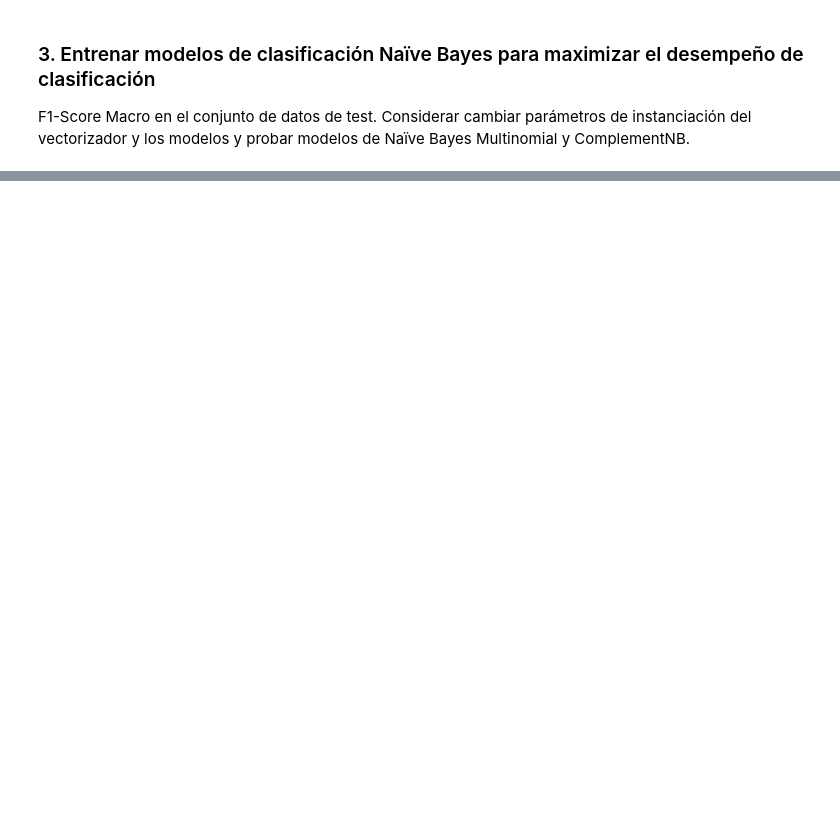
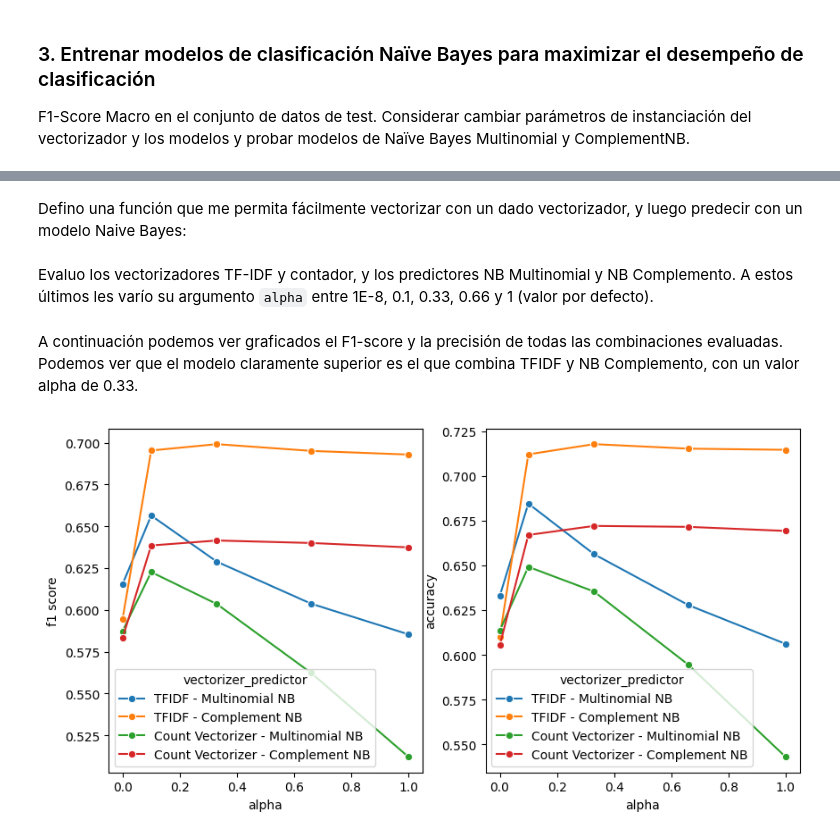
Before and after one commit to jteich99/pln1, a Jupyter notebook: Desafios/Desafio_1.ipynb, the cells around one changed output, grey strips where cells are left out. Cells and saved outputs as stored; diff of their text form; code cells hidden in the pictures; blank space fills up the shorter version.

```diff
--- a/Desafios/Desafio_1.ipynb
+++ b/Desafios/Desafio_1.ipynb
@@ -372,0 +342,2 @@ print(accuracy_score(y_test, y_pred_4))
+# %% [markdown]
+Defino una función que me permita fácilmente vectorizar con un dado vectorizador, y luego predecir con un modelo Naive Bayes:
@@ -372,0 +365,49 @@ print(accuracy_score(y_test, y_pred_4))
+# %% [markdown]
+Evaluo los vectorizadores TF-IDF y contador, y los predictores NB Multinomial y NB Complemento. A estos últimos les varío su argumento `alpha` entre 1E-8, 0.1, 0.33, 0.66 y 1 (valor por defecto).
+# %%
+vectorizers = {
+    'TFIDF': TfidfVectorizer,
+    'Count Vectorizer': CountVectorizer
+}
+predictors = {
+    'Multinomial NB': MultinomialNB,
+    'Complement NB': ComplementNB,
+}
+
+models = {
+    'vectorizer': [],
+    'predictor': [],
+    'alpha': [],
+    'y_pred': [],
+    'f1 score': [],
+    'accuracy': []
+}
+
+for vectorizer in vectorizers.keys():
+    for predictor in predictors.keys():
+        for alpha in [1e-8, 0.1, 0.33, 0.66, 1]:
+            y_pred, f1score, acc_score = test_vectorizer_and_model(
+                vectorizers[vectorizer],
+                predictors[predictor],
+                newsgroups_train.data, newsgroups_test.data, newsgroups_train.target, newsgroups_test.target,
+                alpha=alpha
+            )
+            models['vectorizer'].append(vectorizer)
+            models['predictor'].append(predictor)
+            models['alpha'].append(alpha)
+            models['y_pred'].append(y_pred)
+            models['f1 score'].append(f1score)
+            models['accuracy'].append(acc_score)
+# %% [markdown]
+A continuación podemos ver graficados el F1-score y la precisión de todas las combinaciones evaluadas. Podemos ver que el modelo claramente superior es el que combina TFIDF y NB Complemento, con un valor alpha de 0.33.
+# %%
+models_df = pd.DataFrame.from_dict(models)
+models_df['vectorizer_predictor'] = models_df['vectorizer'] + ' - ' + models_df['predictor']
+
+# sns.barplot(data=models_df, x='alpha', y='f1 score', hue='vectorizer_predictor')
+fig, axs = plt.subplots(1,2,figsize=(10,5))
+sns.lineplot(data=models_df, x='alpha', y='f1 score', hue='vectorizer_predictor', marker='o', ax=axs[0])
+sns.lineplot(data=models_df, x='alpha', y='accuracy', hue='vectorizer_predictor', marker='o', ax=axs[1])
+plt.show()
+# %% [output]
+[figure, added]
```
Also changed, not shown: parts of 19 cells of this notebook, 2 other files.
